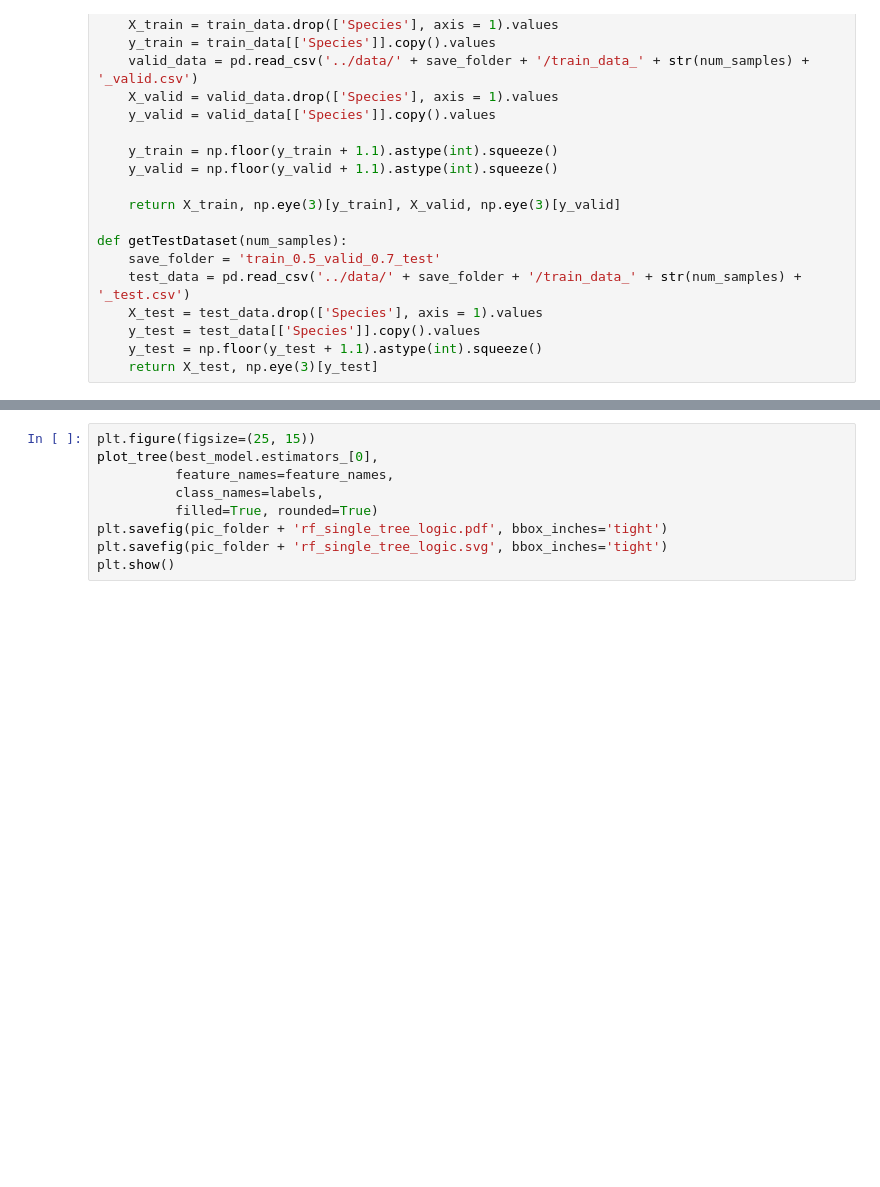
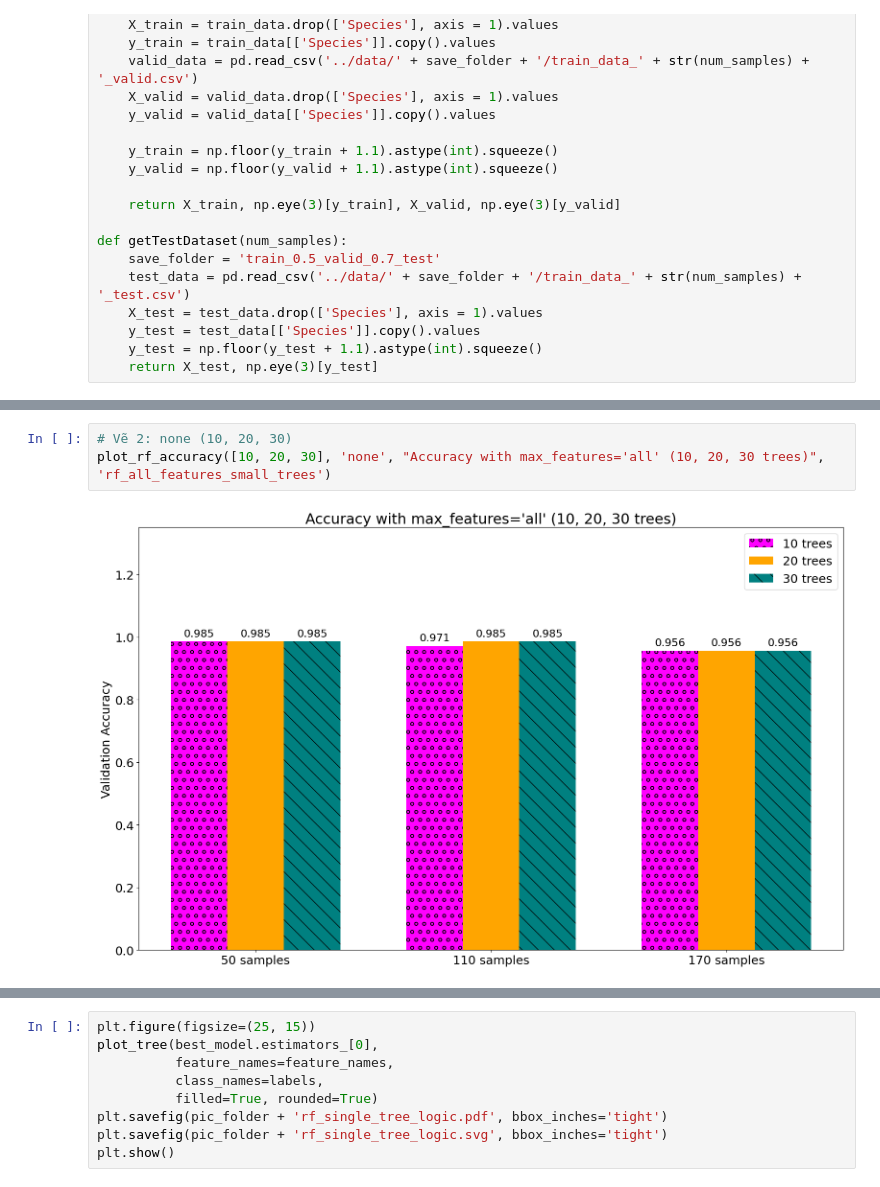
Before and after one commit to HaiYen3012/IT3190_ML_Project, a Jupyter notebook: code/Random_Forest.ipynb, the cells around one changed output, grey strips where cells are left out. Saved outputs shown, nothing was run; the diff lists cells and outputs as text; blank space fills up the shorter version.

```diff
--- a/code/Random_Forest.ipynb
+++ b/code/Random_Forest.ipynb
@@ -88,0 +108,5 @@ plt.show()
+# %%
+# Vẽ 2: none (10, 20, 30)
+plot_rf_accuracy([10, 20, 30], 'none', "Accuracy with max_features='all' (10, 20, 30 trees)", 'rf_all_features_small_trees')
+# %% [output]
+[figure, added]
```
Also changed, not shown: parts of 6 cells of this notebook, 14 other files.
